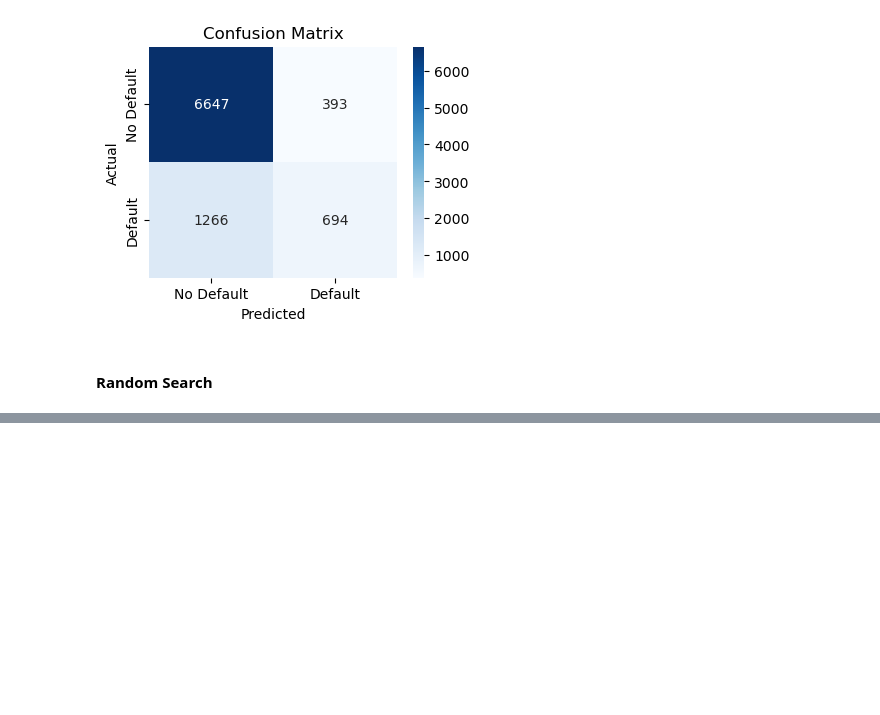
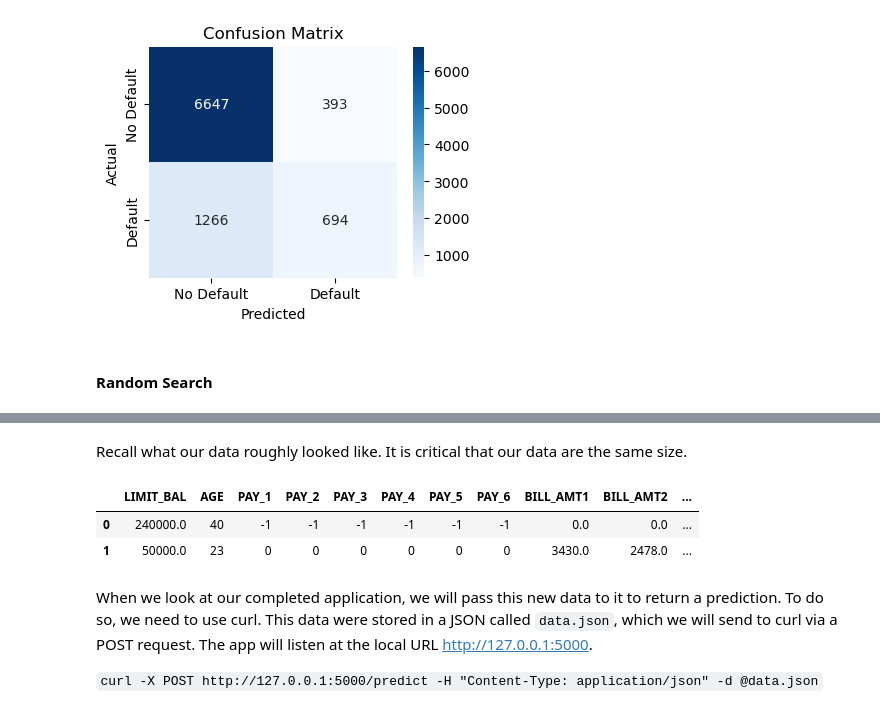
Before and after one commit to rbryant92/Copieux, a Jupyter notebook: supervised_learning_from_data_to_deployment.ipynb, the cells around one changed output, grey strips where cells are left out. Cells and saved outputs as stored; diff of their text form; code cells hidden in the pictures; blank space fills up the shorter version.

```diff
--- a/supervised_learning_from_data_to_deployment.ipynb
+++ b/supervised_learning_from_data_to_deployment.ipynb
@@ -1223,0 +1225,12 @@ SystemExit: 1
+# %% [markdown]
+Recall what our data roughly looked like.  It is critical that our data are the same size.
+# %%
+X_resampled.head(2)
+# %% [output]
+|  | LIMIT_BAL | AGE | PAY_1 | PAY_2 | PAY_3 | PAY_4 | PAY_5 | PAY_6 | BILL_AMT1 | BILL_AMT2 | ... |
+| 0 | 240000.0 | 40 | -1 | -1 | -1 | -1 | -1 | -1 | 0.0 | 0.0 | ... |
+| 1 | 50000.0 | 23 | 0 | 0 | 0 | 0 | 0 | 0 | 3430.0 | 2478.0 | ... |
+# %% [markdown]
+When we look at our completed application, we will pass this new data to it to return a prediction.  To do so, we need to use curl.  This data were stored in a JSON called `data.json`, which we will send to curl via a POST request.  The app will listen at the local URL http://127.0.0.1:5000.
+
+`curl -X POST http://127.0.0.1:5000/predict -H "Content-Type: application/json" -d @data.json`
```
Also changed, not shown: parts of 64 cells of this notebook.
